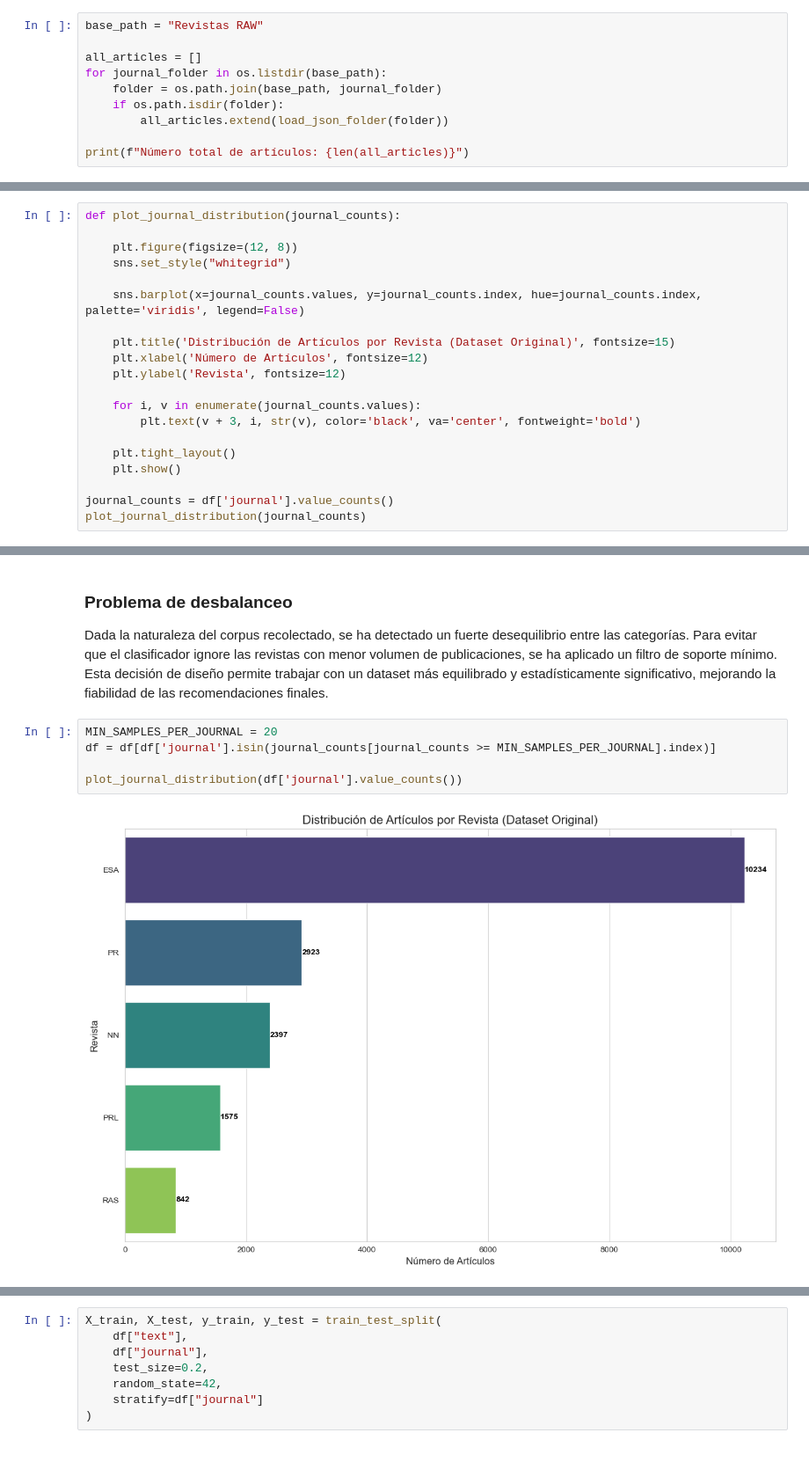
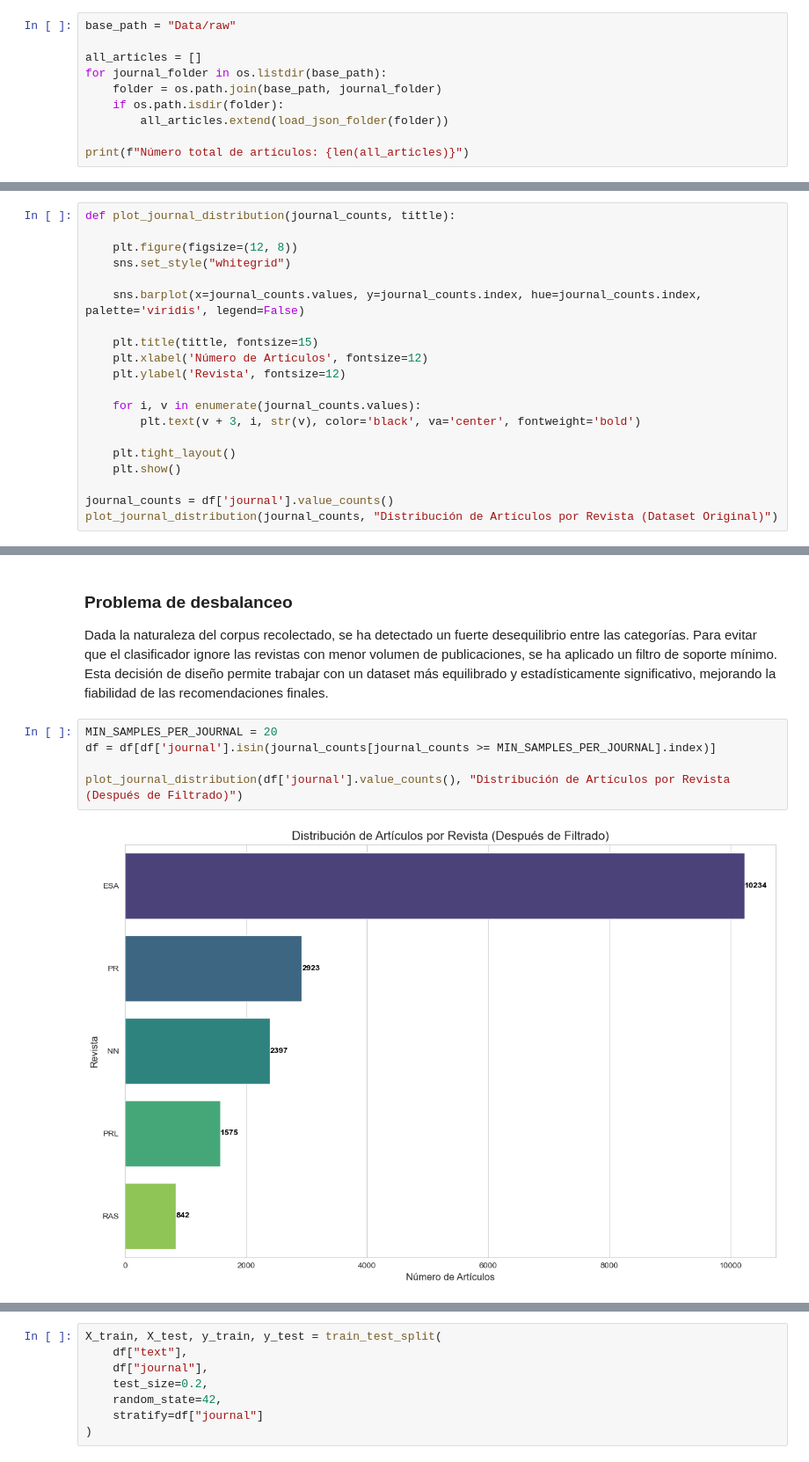
Before and after one commit to Tiago1615/CDI-Trabajo-de-curso-Recomendador-de-Revistas, a Jupyter notebook: Recomendador-Revistas.ipynb, the cells around one changed output, grey strips where cells are left out. Shown: that part at 88% size. Saved outputs shown, nothing was run; the diff lists cells and outputs as text.

```diff
--- a/Recomendador-Revistas.ipynb
+++ b/Recomendador-Revistas.ipynb
@@ -51,7 +70,7 @@ def load_json_folder(folder_path):
             articles.extend(data)
     return articles
 # %%
-base_path = "Revistas RAW"
+base_path = "Data/raw"
 
 all_articles = []
 for journal_folder in os.listdir(base_path):
@@ -164,14 +183,14 @@ df["journal"] = df["journal"].map(journal_abbrev)
 
 Mostrar gráficamente los artículos por cada revista para detectar una posible situación de desbalanceo mediante una simple inspección visual.
 # %%
-def plot_journal_distribution(journal_counts):
+def plot_journal_distribution(journal_counts, tittle):
 
     plt.figure(figsize=(12, 8))
     sns.set_style("whitegrid")
 
     sns.barplot(x=journal_counts.values, y=journal_counts.index, hue=journal_counts.index, palette='viridis', legend=False)
 
-    plt.title('Distribución de Artículos por Revista (Dataset Original)', fontsize=15)
+    plt.title(tittle, fontsize=15)
     plt.xlabel('Número de Artículos', fontsize=12)
     plt.ylabel('Revista', fontsize=12)
 
@@ -182,7 +201,7 @@ def plot_journal_distribution(journal_counts):
     plt.show()
 
 journal_counts = df['journal'].value_counts()
-plot_journal_distribution(journal_counts)
+plot_journal_distribution(journal_counts, "Distribución de Artículos por Revista (Dataset Original)")
 # %% [output]
 [figure]
 # %% [markdown]
@@ -192,7 +211,7 @@ Dada la naturaleza del corpus recolectado, se ha detectado un fuerte desequilibr
 # %%
 MIN_SAMPLES_PER_JOURNAL = 20
 df = df[df['journal'].isin(journal_counts[journal_counts >= MIN_SAMPLES_PER_JOURNAL].index)]
 
-plot_journal_distribution(df['journal'].value_counts())
+plot_journal_distribution(df['journal'].value_counts(), "Distribución de Artículos por Revista (Después de Filtrado)")
 # %% [output]
-[figure, old version]
+[figure, new version]
```
Also changed, not shown: parts of 55 cells of this notebook, 3 other files.
